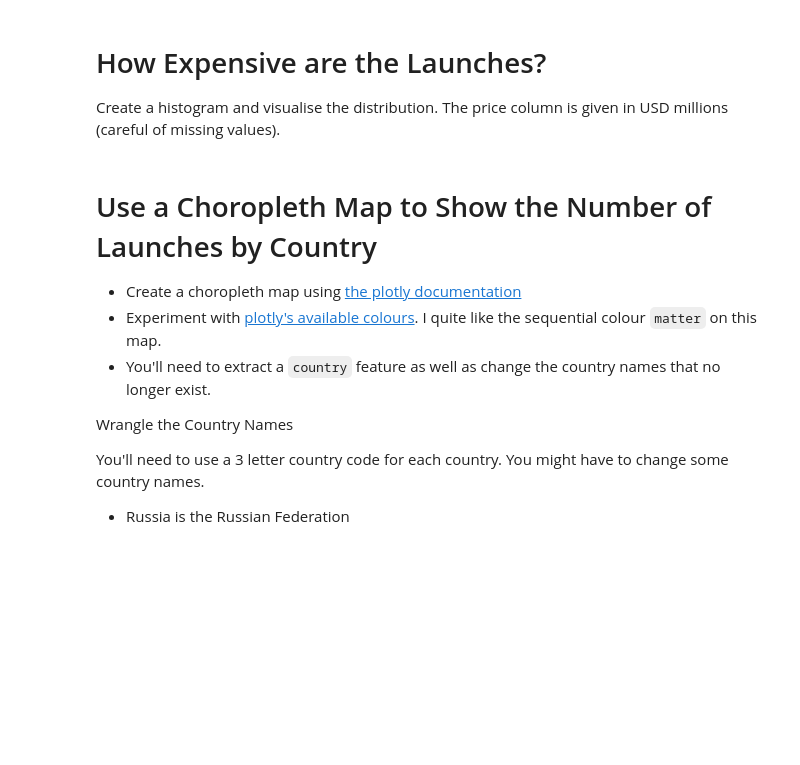
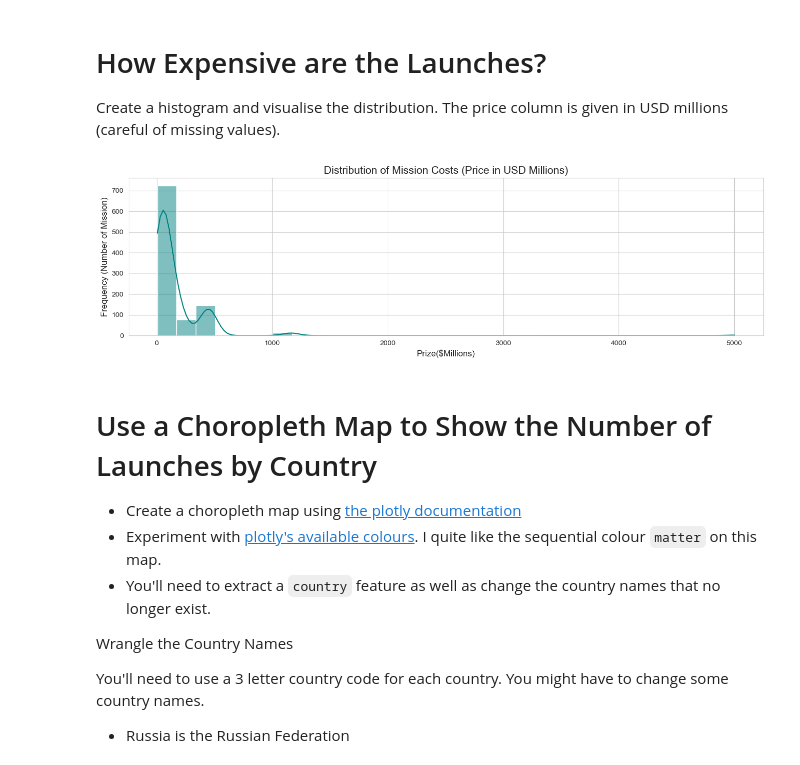
Before and after one commit to CyberWol-12/space_mission_analysis, a Jupyter notebook: Space_Missions_Analysis_(start).ipynb, the cells around one changed output. Drawn from its saved outputs; the diff is of its cells as text; code cells hidden in the pictures; blank space fills up the shorter version.

Commit message:
histplot

```diff
--- a/Space_Missions_Analysis_(start).ipynb
+++ b/Space_Missions_Analysis_(start).ipynb
@@ -218,6 +218,21 @@ Passing `palette` without assigning `hue` is deprecated and will be removed in v
 # How Expensive are the Launches?
 
 Create a histogram and visualise the distribution. The price column is given in USD millions (careful of missing values).
+# %%
+plt.figure(figsize=(16,4))
+sns.set_style('whitegrid')
+missing_status = df_data['Price'].dropna()
+
+sns.histplot(missing_status,
+             kde=True,
+             color='teal',
+             bins=30)
+plt.title('Distribution of Mission Costs (Price in USD Millions)',fontsize = 15)
+plt.xlabel('Prize($Millions)',fontsize = 12)
+plt.ylabel('Frequency (Number of Mission)',fontsize = 12)
+plt.show()
+# %% [output]
+[figure, added]
 # %% [markdown]
 # Use a Choropleth Map to Show the Number of Launches by Country
 
```
